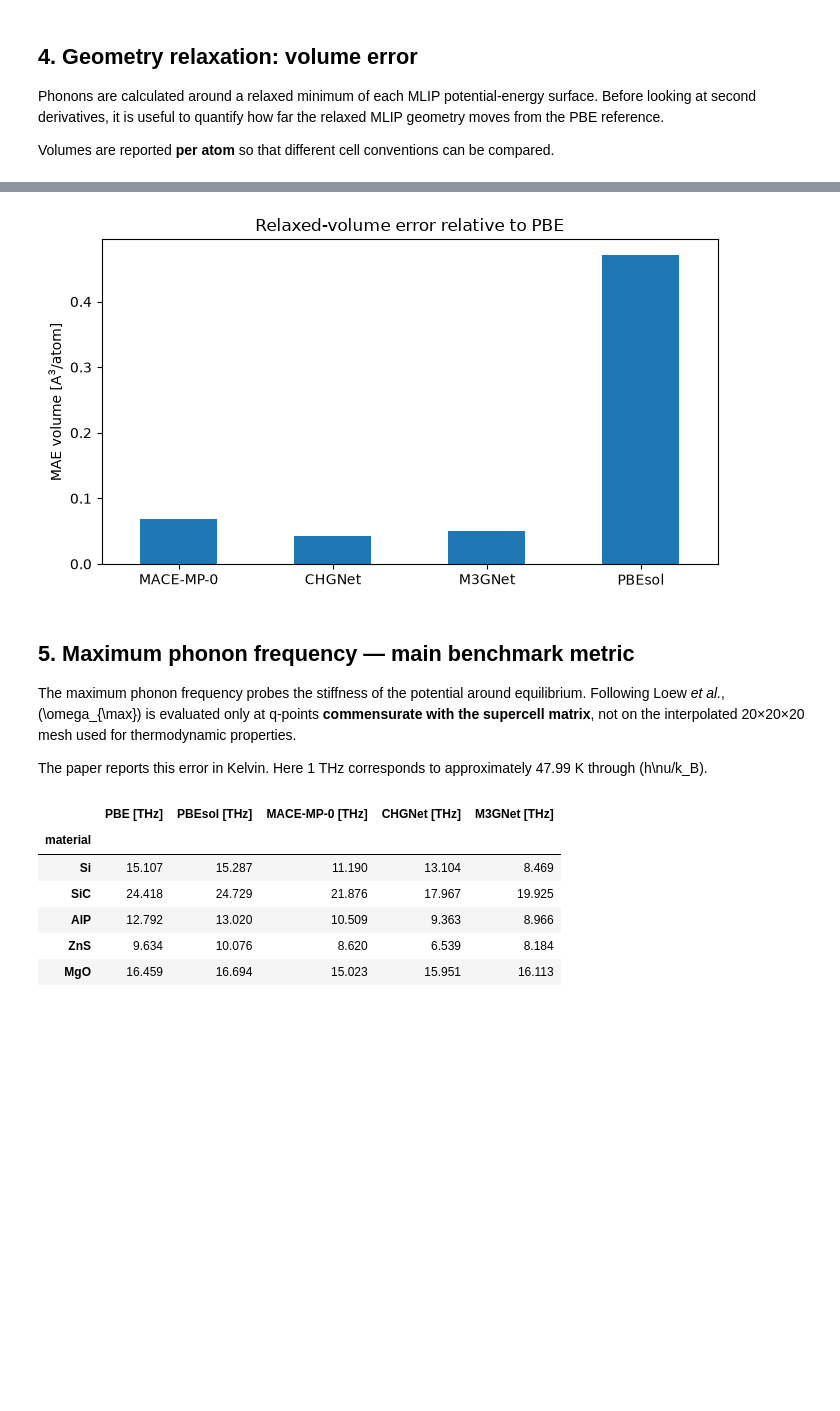
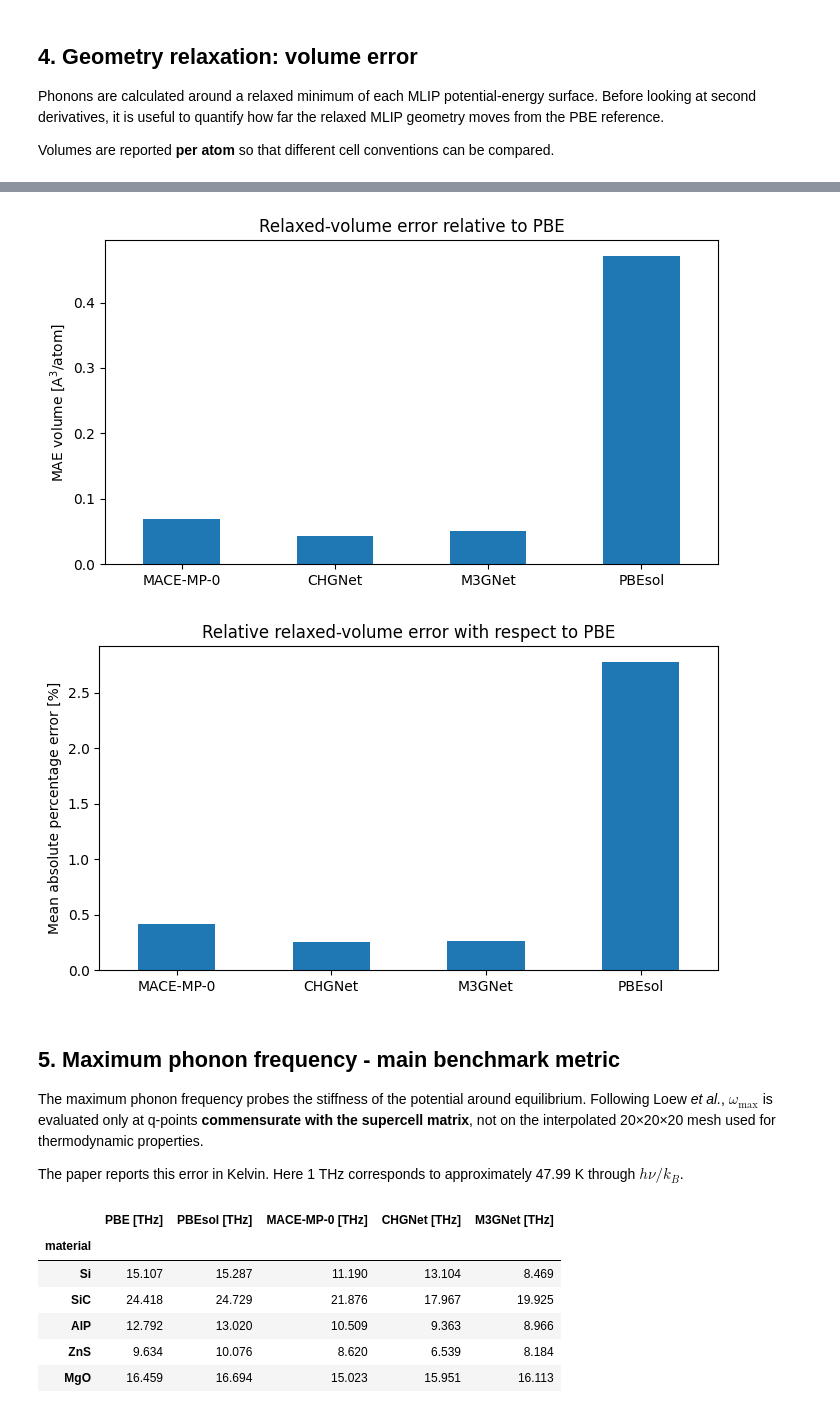
Before and after one commit to Tonio635/mlip-phonon-benchmark, a Jupyter notebook: notebooks/04_report.ipynb, the cells around one changed output, grey strips where cells are left out. Drawn from its saved outputs; the diff is of its cells as text; code cells hidden in the pictures; blank space fills up the shorter version.

```diff
--- a/notebooks/04_report.ipynb
+++ b/notebooks/04_report.ipynb
@@ -310,26 +343,43 @@ volume_mae_rows = []
 
 for model in MODELS:
     label = MODEL_LABELS[model]
+
     errors = volume_table[f"{label} error"].to_numpy()
+    percentage_errors = volume_table[f"{label} error [%]"].to_numpy()
 
     volume_mae_rows.append(
         {
             "model": label,
-            "MAE volume [A^3/atom]": np.mean(np.abs(errors)),
+
+            # Magnitude of the error in physical units
+            "MAE [A^3/atom]": np.mean(np.abs(errors)),
+
+            # Directional bias in physical units
             "mean signed error [A^3/atom]": np.mean(errors),
+
+            # Magnitude of the relative error
+            "MAPE [%]": np.mean(np.abs(percentage_errors)),
+
+            # Directional relative bias
+            "mean signed error [%]": np.mean(percentage_errors),
         }
     )
 
+
 pbesol_errors = volume_table["PBEsol - PBE"].to_numpy()
+pbesol_percentage_errors = volume_table["PBEsol - PBE [%]"].to_numpy()
 
 volume_mae_rows.append(
     {
         "model": "PBEsol",
-        "MAE volume [A^3/atom]": np.mean(np.abs(pbesol_errors)),
+        "MAE [A^3/atom]": np.mean(np.abs(pbesol_errors)),
         "mean signed error [A^3/atom]": np.mean(pbesol_errors),
+        "MAPE [%]": np.mean(np.abs(pbesol_percentage_errors)),
+        "mean signed error [%]": np.mean(pbesol_percentage_errors),
     }
 )
 
 volume_mae = pd.DataFrame(volume_mae_rows).set_index("model")
+
 display(volume_mae.round(4))
 # %% [output]
@@ -342,28 +400,49 @@ display(volume_mae.round(4))
 # %%
-ax = volume_mae["MAE volume [A^3/atom]"].plot(
+ax = volume_mae["MAE [A^3/atom]"].plot(
     kind="bar",
     figsize=(7, 4),
 )
 
 ax.set_ylabel("MAE volume [A$^3$/atom]")
 ax.set_xlabel("")
 ax.set_title("Relaxed-volume error relative to PBE")
 plt.xticks(rotation=0)
 plt.tight_layout()
 plt.savefig(FIGURES / "volume_mae.png", dpi=180, bbox_inches="tight")
 plt.show()
+
+ax = volume_mae["MAPE [%]"].plot(
+    kind="bar",
+    figsize=(7, 4),
+)
+
+ax.set_ylabel("Mean absolute percentage error [%]")
+ax.set_xlabel("")
+ax.set_title("Relative relaxed-volume error with respect to PBE")
+
+plt.xticks(rotation=0)
+plt.tight_layout()
+
+plt.savefig(
+    FIGURES / "volume_mape.png",
+    dpi=180,
+    bbox_inches="tight",
+)
+
+plt.show()
 # %% [output]
-[figure, old version]
+[figure, new version]
+[figure, added]
 # %% [markdown]
-## 5. Maximum phonon frequency — main benchmark metric
+## 5. Maximum phonon frequency - main benchmark metric
 
 The maximum phonon frequency probes the stiffness of the potential around equilibrium.
-Following Loew *et al.*, \(\omega_{\max}\) is evaluated only at q-points
+Following Loew *et al.*, $\omega_{\max}$ is evaluated only at q-points
 **commensurate with the supercell matrix**, not on the interpolated 20×20×20 mesh used
 for thermodynamic properties.
 
 The paper reports this error in Kelvin. Here 1 THz corresponds to approximately
-47.99 K through \(h\nu/k_B\).
+47.99 K through $h\nu/k_B$.
 # %%
 omega_rows = []
 
```
Also changed, not shown: parts of 25 cells of this notebook.
